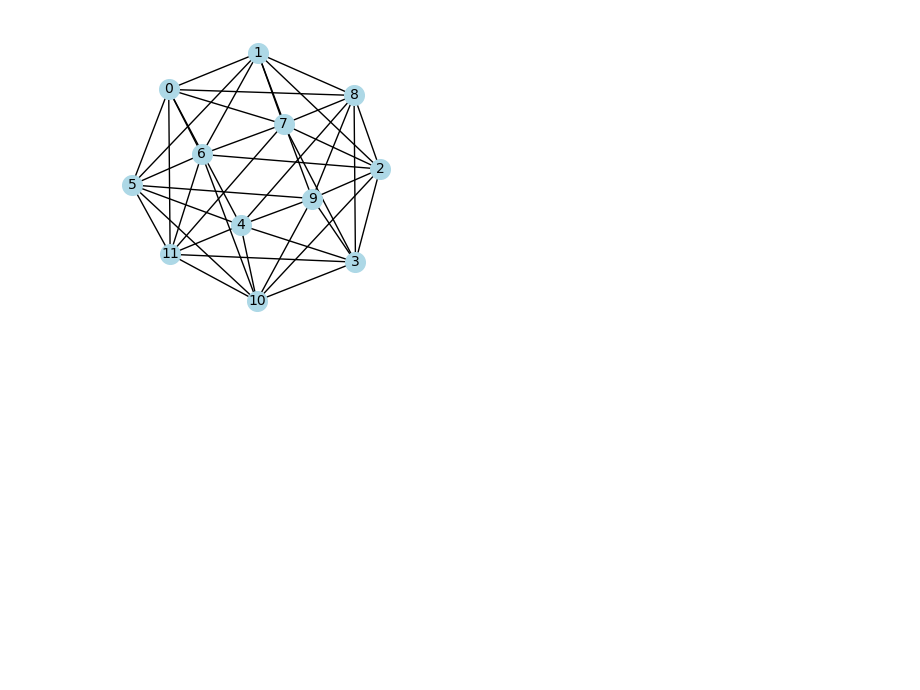
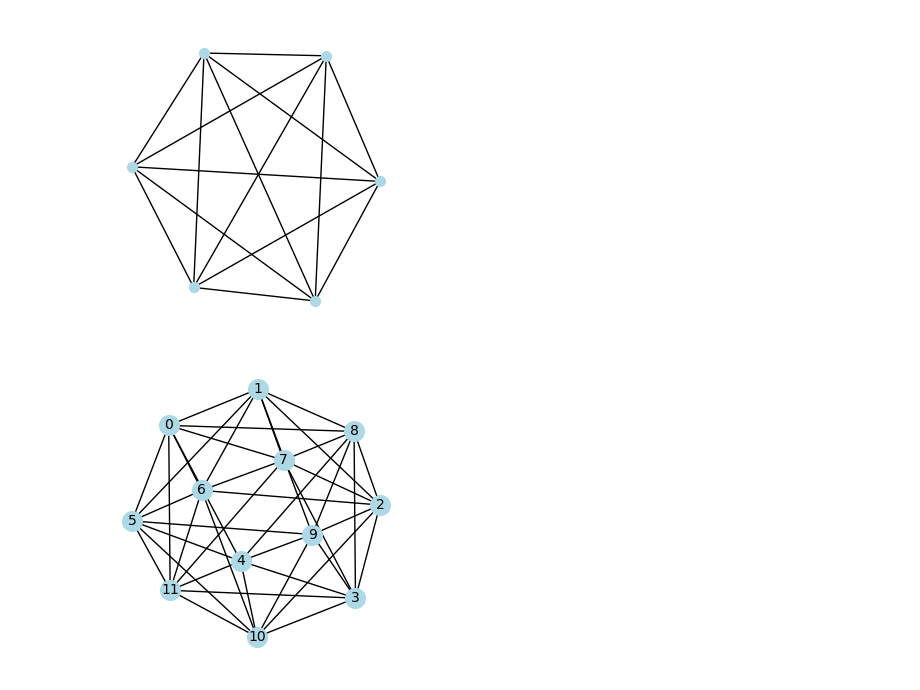
Before and after one commit to jacksonhenry3/Qnibble, a Jupyter notebook: Notebooks/experimentingwithvertextransitivegraphs.ipynb, the cells around one changed output. Drawn from its saved outputs; the diff is of its cells as text; code cells hidden in the pictures; blank space fills up the shorter version.

```diff
--- a/Notebooks/experimentingwithvertextransitivegraphs.ipynb
+++ b/Notebooks/experimentingwithvertextransitivegraphs.ipynb
@@ -86,3 +119,11 @@ nx.draw(g, pos, with_labels=True, node_color='lightblue', node_size=200, font_si
+# %%
+g = cay_d(3,[(0,1),(1,0),(1,1),(2,0),(2,1)])
+plt.figure(1,figsize=(3,3))
+pos = nx.spring_layout(g)
+nx.draw(g, pos, node_color='lightblue', node_size=50, font_size=10)
+plt.show()
+# %% [output]
+[figure, added]
 # %%
 
 g = cay(12,[1,11,5,7,4,8,6])
```
Also changed, not shown: parts of 2 cells of this notebook.
